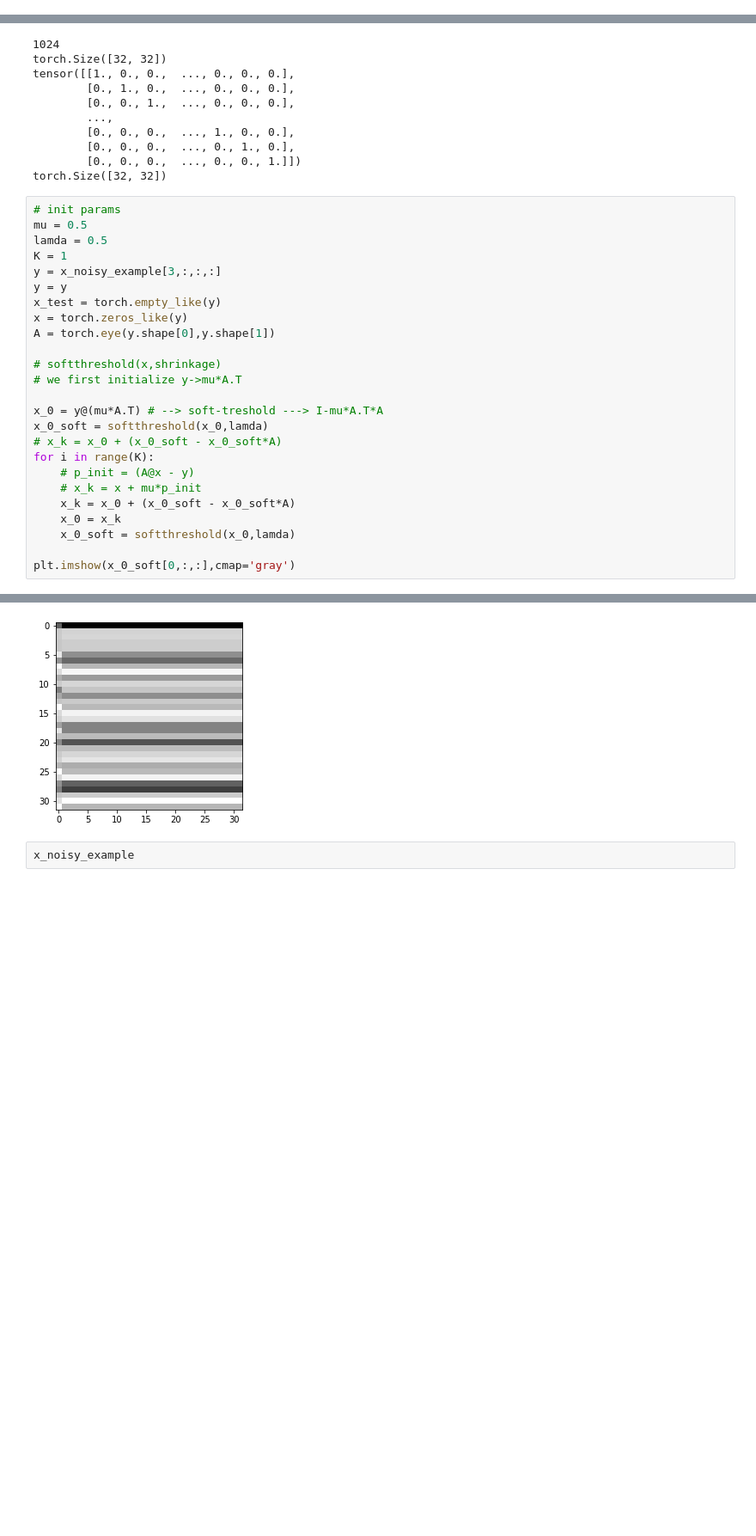
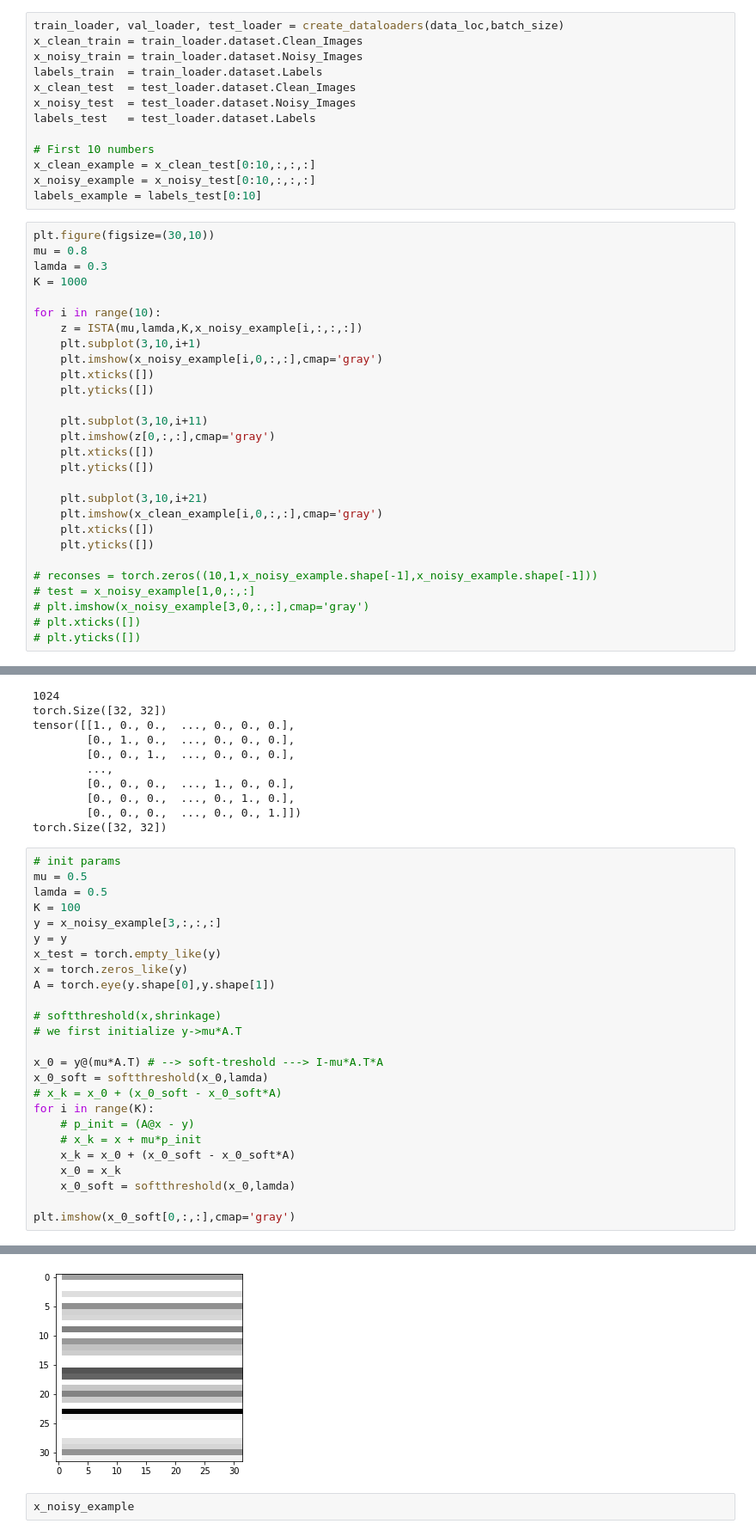
Before and after one commit to Yikeru/5LSL0, a Jupyter notebook: Assignment 4/Excerices.ipynb, the cells around one changed output, grey strips where cells are left out. Shown at 86% size. Saved outputs shown, nothing was run; the diff lists cells and outputs as text; blank space fills up the shorter version.

```diff
--- a/Assignment 4/Excerices.ipynb
+++ b/Assignment 4/Excerices.ipynb
@@ -112,0 +128,41 @@ tensor([[-0.2090,  0.5695,  0.6551,  ...,  0.2472, -0.9094,  0.2093],
+# %%
+train_loader, val_loader, test_loader = create_dataloaders(data_loc,batch_size)
+x_clean_train = train_loader.dataset.Clean_Images
+x_noisy_train = train_loader.dataset.Noisy_Images
+labels_train  = train_loader.dataset.Labels
+x_clean_test  = test_loader.dataset.Clean_Images
+x_noisy_test  = test_loader.dataset.Noisy_Images
+labels_test   = test_loader.dataset.Labels
+
+# First 10 numbers
+x_clean_example = x_clean_test[0:10,:,:,:]
+x_noisy_example = x_noisy_test[0:10,:,:,:]
+labels_example = labels_test[0:10]
+# %%
+plt.figure(figsize=(30,10))
+mu = 0.8
+lamda = 0.3
+K = 1000
+
+for i in range(10):
+    z = ISTA(mu,lamda,K,x_noisy_example[i,:,:,:])
+    plt.subplot(3,10,i+1)
+    plt.imshow(x_noisy_example[i,0,:,:],cmap='gray')
+    plt.xticks([])
+    plt.yticks([])
+
+    plt.subplot(3,10,i+11)
+    plt.imshow(z[0,:,:],cmap='gray')
+    plt.xticks([])
+    plt.yticks([])
+
+    plt.subplot(3,10,i+21)
+    plt.imshow(x_clean_example[i,0,:,:],cmap='gray')
+    plt.xticks([])
+    plt.yticks([])
+
+# reconses = torch.zeros((10,1,x_noisy_example.shape[-1],x_noisy_example.shape[-1]))
+# test = x_noisy_example[1,0,:,:]
+# plt.imshow(x_noisy_example[3,0,:,:],cmap='gray')
+# plt.xticks([])
+# plt.yticks([])
@@ -133,31 +191,31 @@ torch.Size([32, 32])
 # %%
 # init params
 mu = 0.5
 lamda = 0.5
-K = 1
+K = 100
 y = x_noisy_example[3,:,:,:]
 y = y
 x_test = torch.empty_like(y)
 x = torch.zeros_like(y)
 A = torch.eye(y.shape[0],y.shape[1])
 
 # softthreshold(x,shrinkage)
 # we first initialize y->mu*A.T
 
 x_0 = y@(mu*A.T) # --> soft-treshold ---> I-mu*A.T*A
 x_0_soft = softthreshold(x_0,lamda)
 # x_k = x_0 + (x_0_soft - x_0_soft*A)
 for i in range(K):
     # p_init = (A@x - y)
     # x_k = x + mu*p_init
     x_k = x_0 + (x_0_soft - x_0_soft*A)
     x_0 = x_k
     x_0_soft = softthreshold(x_0,lamda)
 
 plt.imshow(x_0_soft[0,:,:],cmap='gray')
 # %% [output]
 <matplotlib.image.AxesImage at 0x...>
-[figure, old version]
+[figure, new version]
 # %%
 x_noisy_example
 # %% [output]
```
Also changed, not shown: parts of 16 cells of this notebook, 2 other files.
